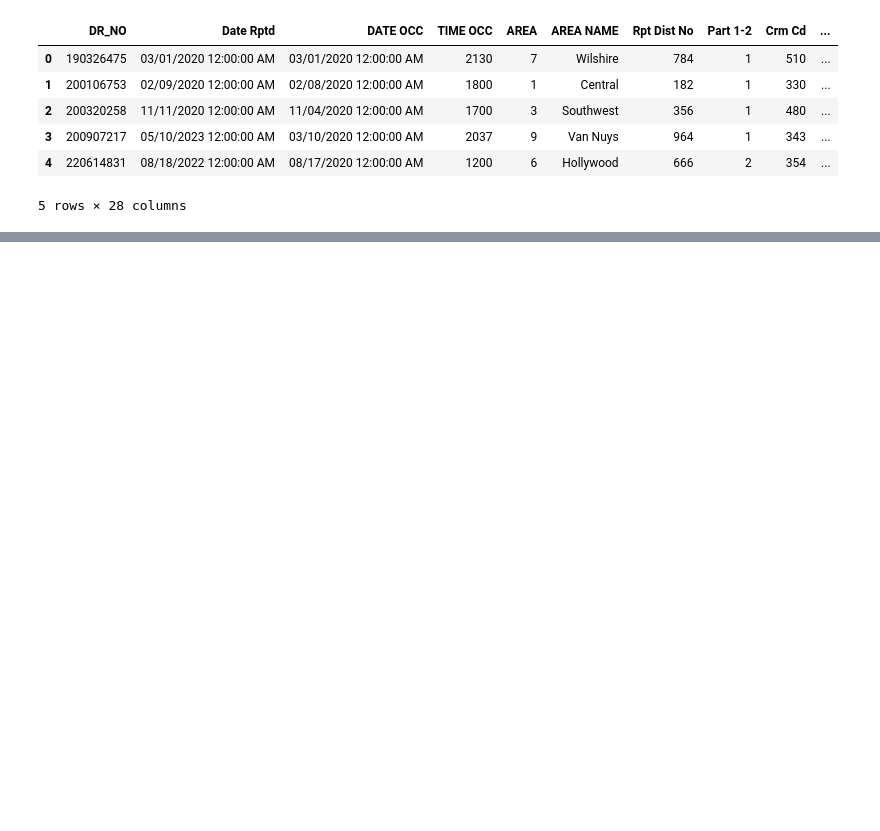
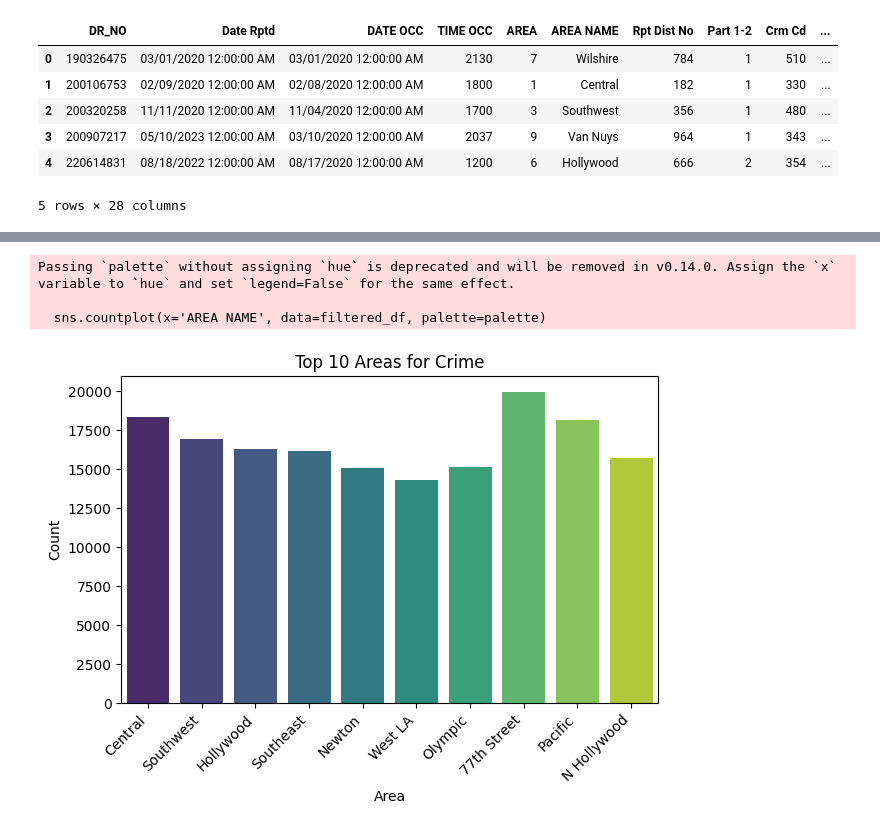
Before and after one commit to ToriStoner/DS4002, a Jupyter notebook: Project_2.ipynb, the cells around one changed output, grey strips where cells are left out. Cells and saved outputs as stored; diff of their text form; code cells hidden in the pictures; blank space fills up the shorter version.

```diff
--- a/Project_2.ipynb
+++ b/Project_2.ipynb
@@ -53,0 +78,19 @@ display(map_crime)
+# %%
+top_10_areas = df['AREA NAME'].value_counts().nlargest(10).index  # Get the top 10 areas
+filtered_df = df[df['AREA NAME'].isin(top_10_areas)]  # Filter the DataFrame
+
+
+num_colors = len(filtered_df['AREA NAME'].unique())  # Get the number of unique categories
+palette = sns.color_palette("viridis", num_colors)  # Generate a color palette with enough colors
+sns.countplot(x='AREA NAME', data=filtered_df, palette=palette)
+plt.title('Top 10 Areas for Crime')
+plt.xlabel('Area')
+plt.ylabel('Count')
+plt.xticks(rotation=45, ha='right')  # Rotate and align x-axis labels
+plt.tight_layout()
+plt.show()
+# %% [output]
+Passing `palette` without assigning `hue` is deprecated and will be removed in v0.14.0. Assign the `x` variable to `hue` and set `legend=False` for the same effect.
+
+  sns.countplot(x='AREA NAME', data=filtered_df, palette=palette)
+[figure, added]
```
Also changed, not shown: parts of 6 cells of this notebook.
